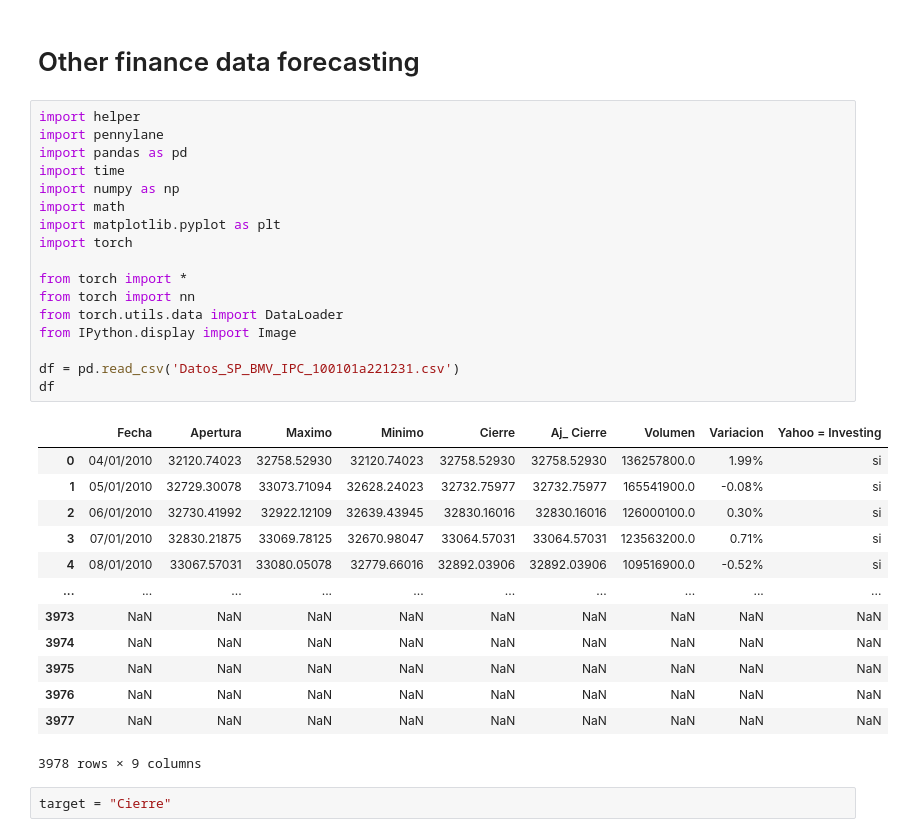
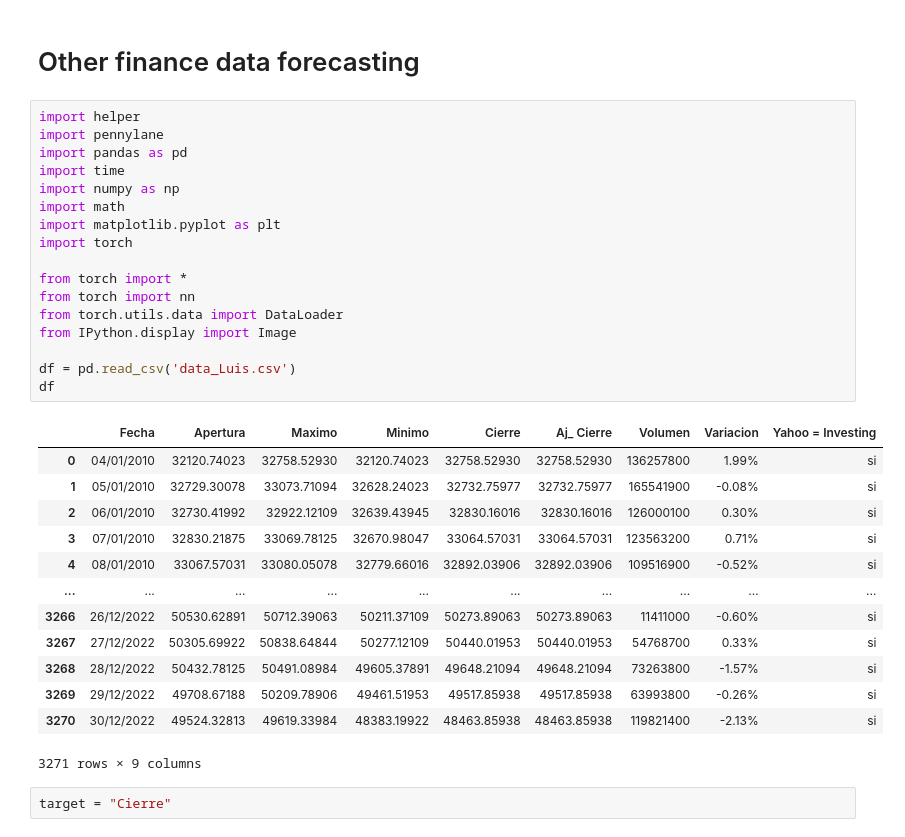
Before and after one commit to Jordi008/QLSTM, a Jupyter notebook: QLSTM_Functional.ipynb, the cells around one changed output. Cells and saved outputs as stored; diff of their text form.

```diff
--- a/QLSTM_Functional.ipynb
+++ b/QLSTM_Functional.ipynb
@@ -998,34 +1000,34 @@ plt.show()
 # %%
 import helper
 import pennylane
 import pandas as pd
 import time
 import numpy as np
 import math
 import matplotlib.pyplot as plt
 import torch
 
 from torch import *
 from torch import nn
 from torch.utils.data import DataLoader
 from IPython.display import Image
 
-df = pd.read_csv('Datos_SP_BMV_IPC_100101a221231.csv')
+df = pd.read_csv('data_Luis.csv')
 df
 # %% [output]
 |  | Fecha | Apertura | Maximo | Minimo | Cierre | Aj_ Cierre | Volumen | Variacion | Yahoo = Investing |
-| 0 | 04/01/2010 | 32120.74023 | 32758.52930 | 32120.74023 | 32758.52930 | 32758.52930 | 136257800.0 | 1.99% | si |
-| 1 | 05/01/2010 | 32729.30078 | 33073.71094 | 32628.24023 | 32732.75977 | 32732.75977 | 165541900.0 | -0.08% | si |
-| 2 | 06/01/2010 | 32730.41992 | 32922.12109 | 32639.43945 | 32830.16016 | 32830.16016 | 126000100.0 | 0.30% | si |
-| 3 | 07/01/2010 | 32830.21875 | 33069.78125 | 32670.98047 | 33064.57031 | 33064.57031 | 123563200.0 | 0.71% | si |
-| 4 | 08/01/2010 | 33067.57031 | 33080.05078 | 32779.66016 | 32892.03906 | 32892.03906 | 109516900.0 | -0.52% | si |
+| 0 | 04/01/2010 | 32120.74023 | 32758.52930 | 32120.74023 | 32758.52930 | 32758.52930 | 136257800 | 1.99% | si |
+| 1 | 05/01/2010 | 32729.30078 | 33073.71094 | 32628.24023 | 32732.75977 | 32732.75977 | 165541900 | -0.08% | si |
+| 2 | 06/01/2010 | 32730.41992 | 32922.12109 | 32639.43945 | 32830.16016 | 32830.16016 | 126000100 | 0.30% | si |
+| 3 | 07/01/2010 | 32830.21875 | 33069.78125 | 32670.98047 | 33064.57031 | 33064.57031 | 123563200 | 0.71% | si |
+| 4 | 08/01/2010 | 33067.57031 | 33080.05078 | 32779.66016 | 32892.03906 | 32892.03906 | 109516900 | -0.52% | si |
 | ... | ... | ... | ... | ... | ... | ... | ... | ... | ... |
-| 3973 | NaN | NaN | NaN | NaN | NaN | NaN | NaN | NaN | NaN |
-| 3974 | NaN | NaN | NaN | NaN | NaN | NaN | NaN | NaN | NaN |
-| 3975 | NaN | NaN | NaN | NaN | NaN | NaN | NaN | NaN | NaN |
-| 3976 | NaN | NaN | NaN | NaN | NaN | NaN | NaN | NaN | NaN |
-| 3977 | NaN | NaN | NaN | NaN | NaN | NaN | NaN | NaN | NaN |
+| 3266 | 26/12/2022 | 50530.62891 | 50712.39063 | 50211.37109 | 50273.89063 | 50273.89063 | 11411000 | -0.60% | si |
+| 3267 | 27/12/2022 | 50305.69922 | 50838.64844 | 50277.12109 | 50440.01953 | 50440.01953 | 54768700 | 0.33% | si |
+| 3268 | 28/12/2022 | 50432.78125 | 50491.08984 | 49605.37891 | 49648.21094 | 49648.21094 | 73263800 | -1.57% | si |
+| 3269 | 29/12/2022 | 49708.67188 | 50209.78906 | 49461.51953 | 49517.85938 | 49517.85938 | 63993800 | -0.26% | si |
+| 3270 | 30/12/2022 | 49524.32813 | 49619.33984 | 48383.19922 | 48463.85938 | 48463.85938 | 119821400 | -2.13% | si |
-3978 rows × 9 columns
+3271 rows × 9 columns
 # %%
 target = "Cierre"
 # %%
```
Also changed, not shown: parts of 33 cells of this notebook, 1 other file.
